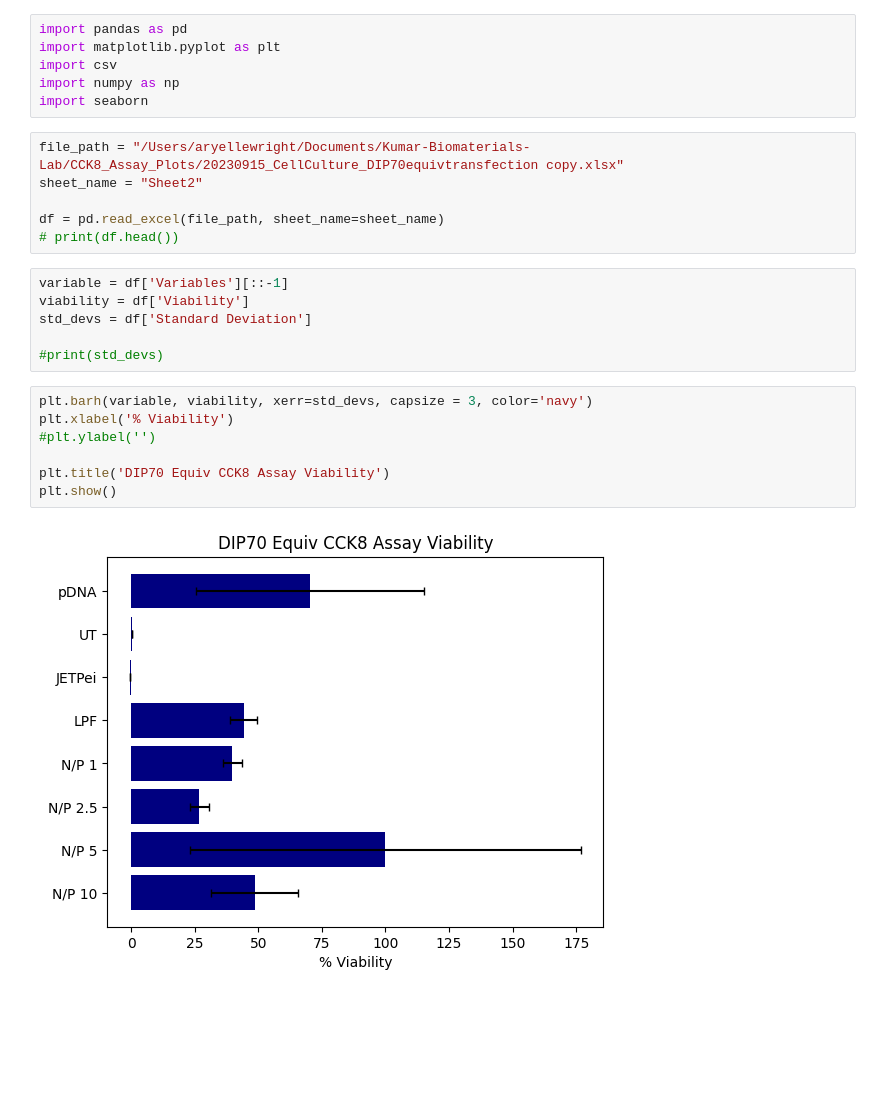
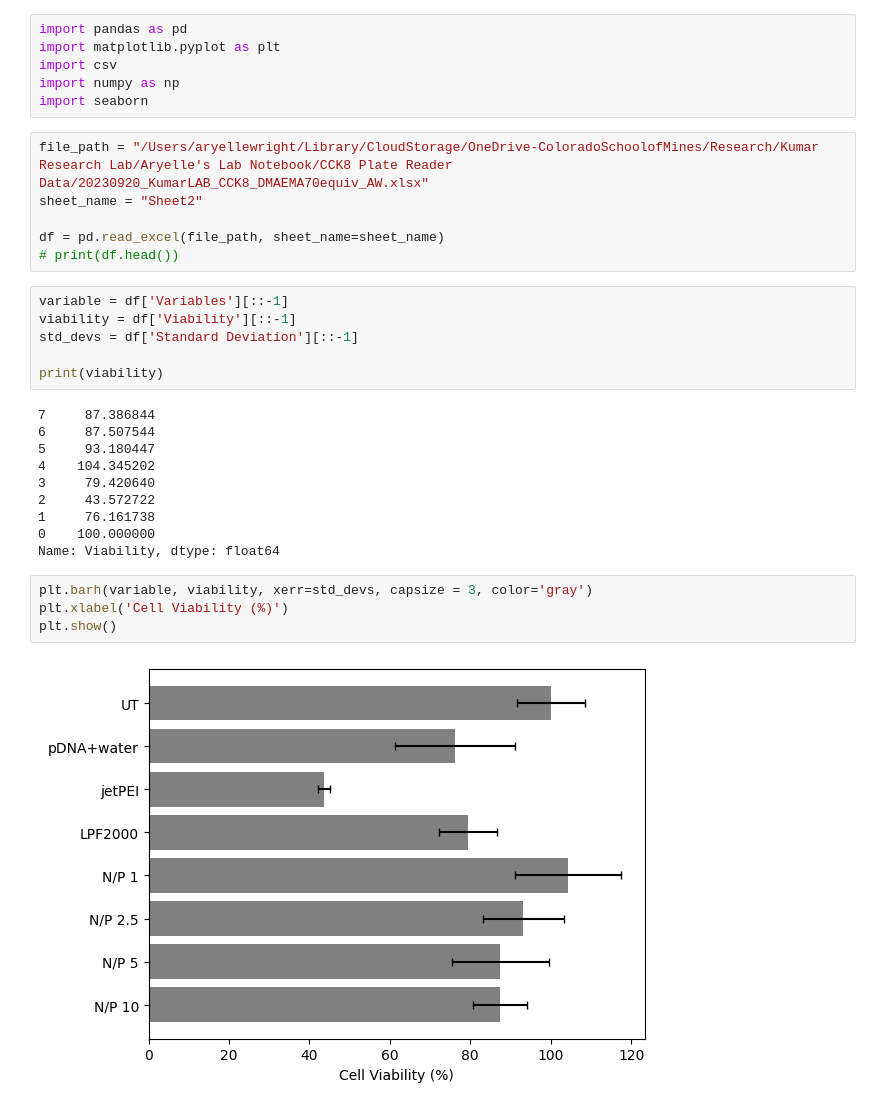
Before and after one commit to aryellewright/Kumar-Biomaterials-Lab, a Jupyter notebook: CCK8_Assay_Plots/CCK8assay_plots.ipynb, the cells around one changed output. Cells and saved outputs as stored; diff of their text form; blank space fills up the shorter version.

Commit message:
Final plots for CCK8 assays

```diff
--- a/CCK8_Assay_Plots/CCK8assay_plots.ipynb
+++ b/CCK8_Assay_Plots/CCK8assay_plots.ipynb
@@ -5,23 +5,30 @@ import csv
 import numpy as np
 import seaborn
 # %%
-file_path = "/Users/aryellewright/Documents/Kumar-Biomaterials-Lab/CCK8_Assay_Plots/20230915_CellCulture_DIP70equivtransfection copy.xlsx"
+file_path = "/Users/aryellewright/Library/CloudStorage/OneDrive-ColoradoSchoolofMines/Research/Kumar Research Lab/Aryelle's Lab Notebook/CCK8 Plate Reader Data/20230920_KumarLAB_CCK8_DMAEMA70equiv_AW.xlsx"
 sheet_name = "Sheet2"
 
 df = pd.read_excel(file_path, sheet_name=sheet_name)
 # print(df.head())
 # %%
 variable = df['Variables'][::-1]
-viability = df['Viability']
-std_devs = df['Standard Deviation']
+viability = df['Viability'][::-1]
+std_devs = df['Standard Deviation'][::-1]
 
-#print(std_devs)
+print(viability)
+# %% [output]
+7     87.386844
+6     87.507544
+5     93.180447
+4    104.345202
+3     79.420640
+2     43.572722
+1     76.161738
+0    100.000000
+Name: Viability, dtype: float64
 # %%
-plt.barh(variable, viability, xerr=std_devs, capsize = 3, color='navy')
-plt.xlabel('% Viability')
-#plt.ylabel('')
-
-plt.title('DIP70 Equiv CCK8 Assay Viability')
+plt.barh(variable, viability, xerr=std_devs, capsize = 3, color='gray')
+plt.xlabel('Cell Viability (%)')
 plt.show()
 # %% [output]
-[figure, old version]
+[figure, new version]
```
Also changed, not shown: parts of 2 cells of this notebook, 2 other files.
